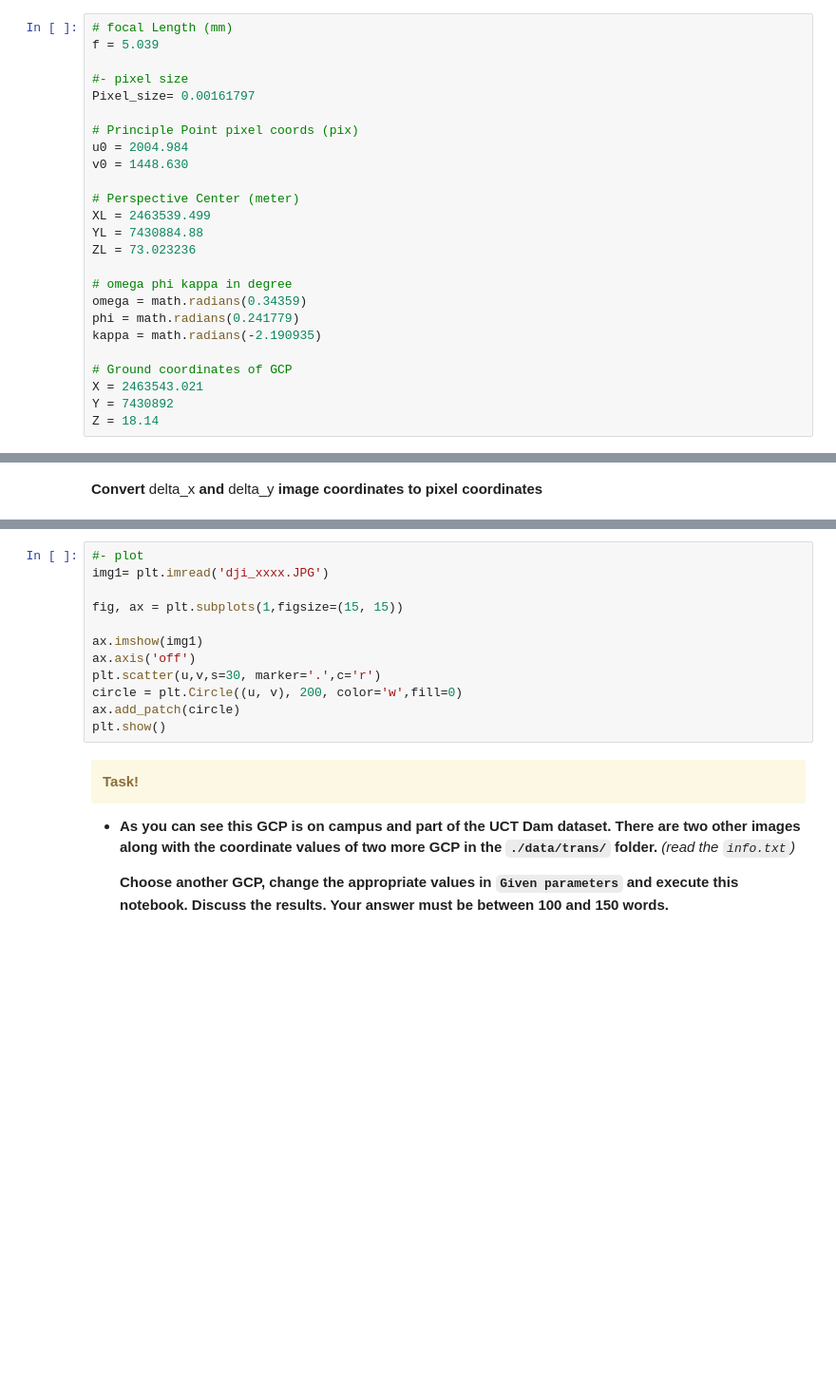
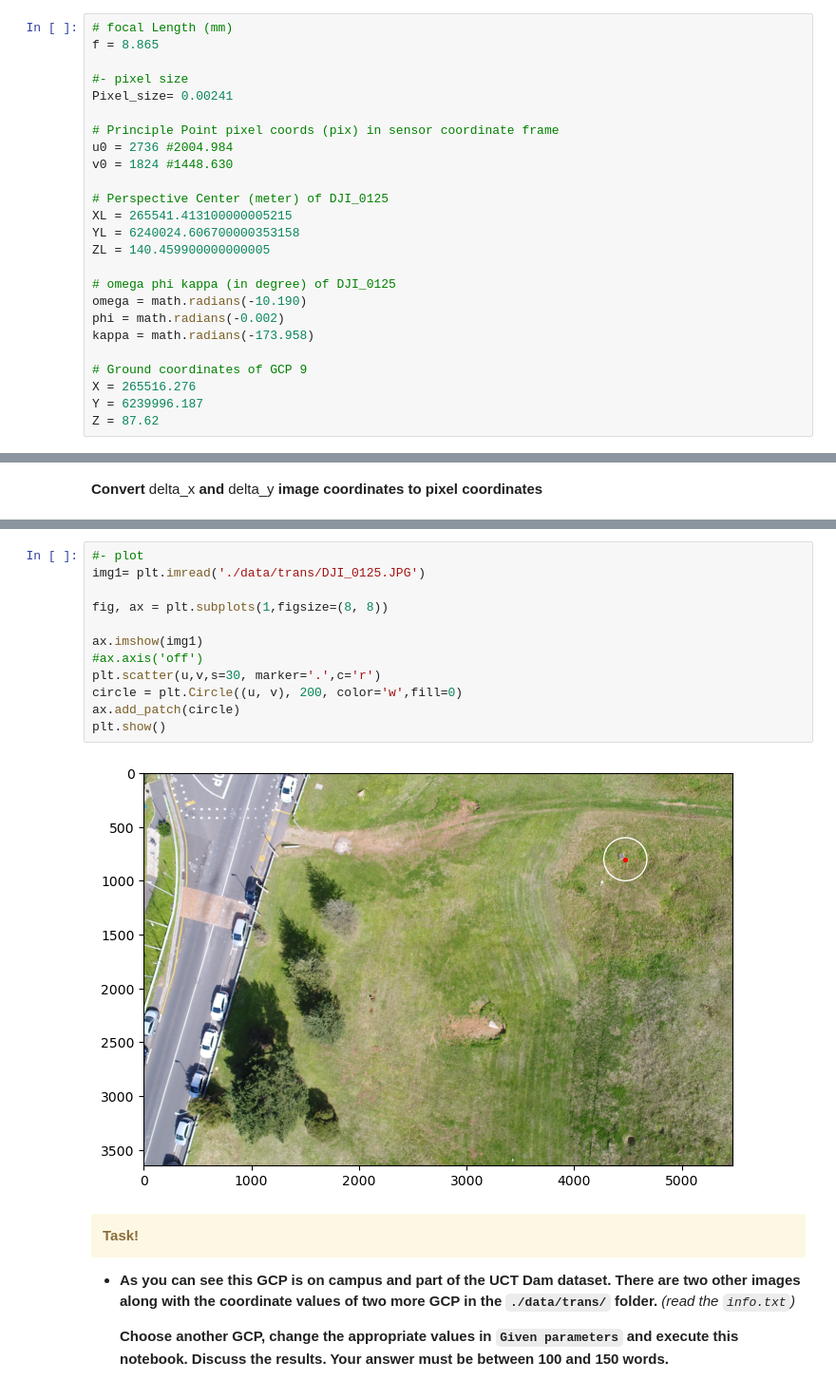
Before and after one commit to AdrianKriger/collinearity, a Jupyter notebook: 01transformation.ipynb, the cells around one changed output, grey strips where cells are left out. Shown: that part at 95% size. Drawn from its saved outputs; the diff is of its cells as text; blank space fills up the shorter version.

```diff
--- a/01transformation.ipynb
+++ b/01transformation.ipynb
@@ -82,29 +84,29 @@ import matplotlib.pyplot as plt
 **Given parameters**
 # %%
 # focal Length (mm)
-f = 5.039
+f = 8.865
 
 #- pixel size
-Pixel_size= 0.00161797
+Pixel_size= 0.00241
 
-# Principle Point pixel coords (pix)
-u0 = 2004.984
-v0 = 1448.630
+# Principle Point pixel coords (pix) in sensor coordinate frame
+u0 = 2736 #2004.984
+v0 = 1824 #1448.630
 
-# Perspective Center (meter)
-XL = 2463539.499
-YL = 7430884.88
-ZL = 73.023236
+# Perspective Center (meter) of DJI_0125
+XL = 265541.413100000005215
+YL = 6240024.606700000353158
+ZL = 140.459900000000005
 
-# omega phi kappa in degree
-omega = math.radians(0.34359)
-phi = math.radians(0.241779)
-kappa = math.radians(-2.190935)
+# omega phi kappa (in degree) of DJI_0125
+omega = math.radians(-10.190)
+phi = math.radians(-0.002)
+kappa = math.radians(-173.958)
 
-# Ground coordinates of GCP
-X = 2463543.021
-Y = 7430892
-Z = 18.14
+# Ground coordinates of GCP 9
+X = 265516.276
+Y = 6239996.187
+Z = 87.62
 # %% [markdown]
 **Rotation matrix**
 # %%
@@ -151,15 +153,17 @@ v: 1055.6101356061674
 # %%
 #- plot
-img1= plt.imread('dji_xxxx.JPG')
+img1= plt.imread('./data/trans/DJI_0125.JPG')
 
-fig, ax = plt.subplots(1,figsize=(15, 15))
+fig, ax = plt.subplots(1,figsize=(8, 8))
 
 ax.imshow(img1)
-ax.axis('off')
+#ax.axis('off')
 plt.scatter(u,v,s=30, marker='.',c='r')
 circle = plt.Circle((u, v), 200, color='w',fill=0)
 ax.add_patch(circle)
 plt.show()
+# %% [output]
+[figure, added]
 # %% [markdown]
 <div class="alert alert-block alert-warning"><b>Task! </b>  </div>
 
```
Also changed, not shown: parts of 4 cells of this notebook.
